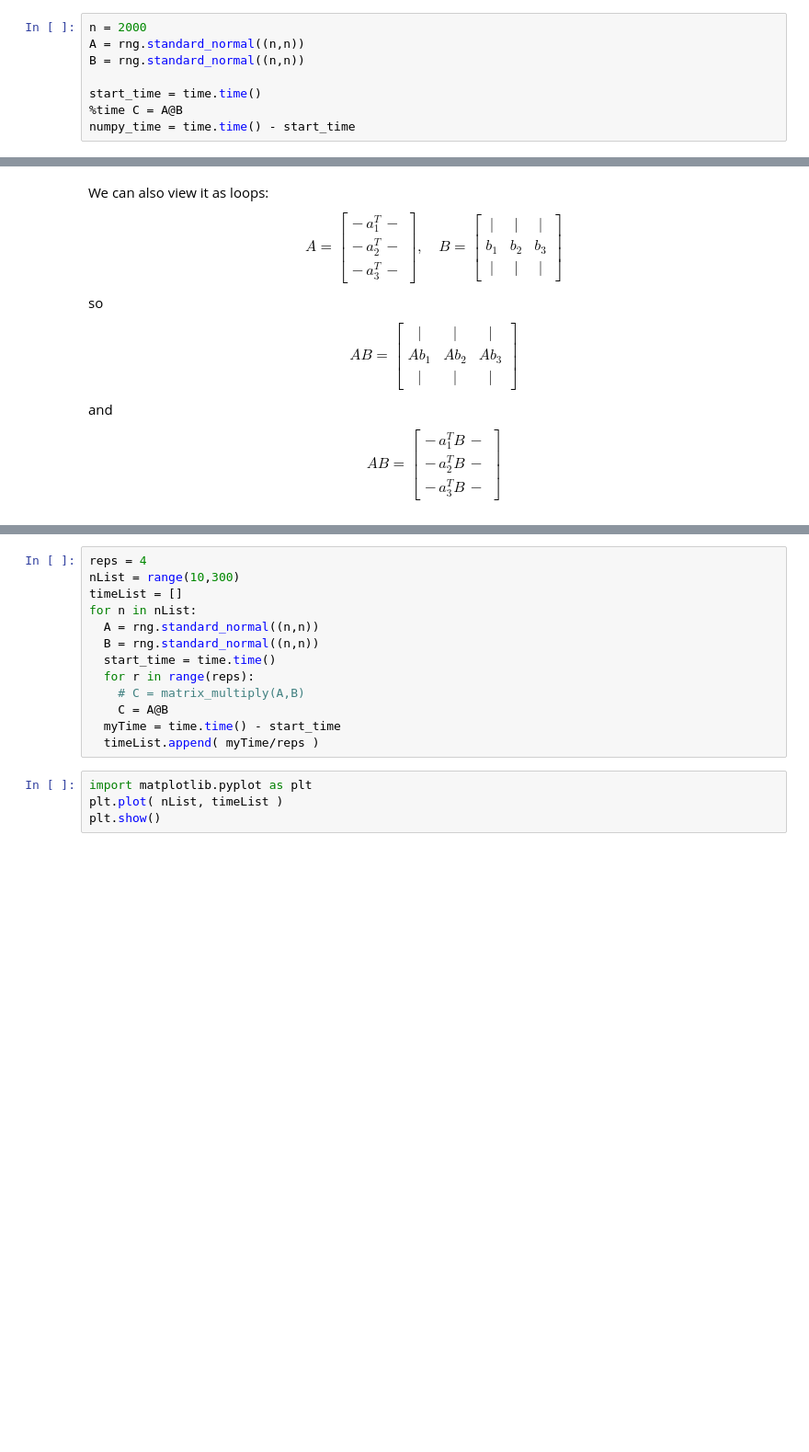
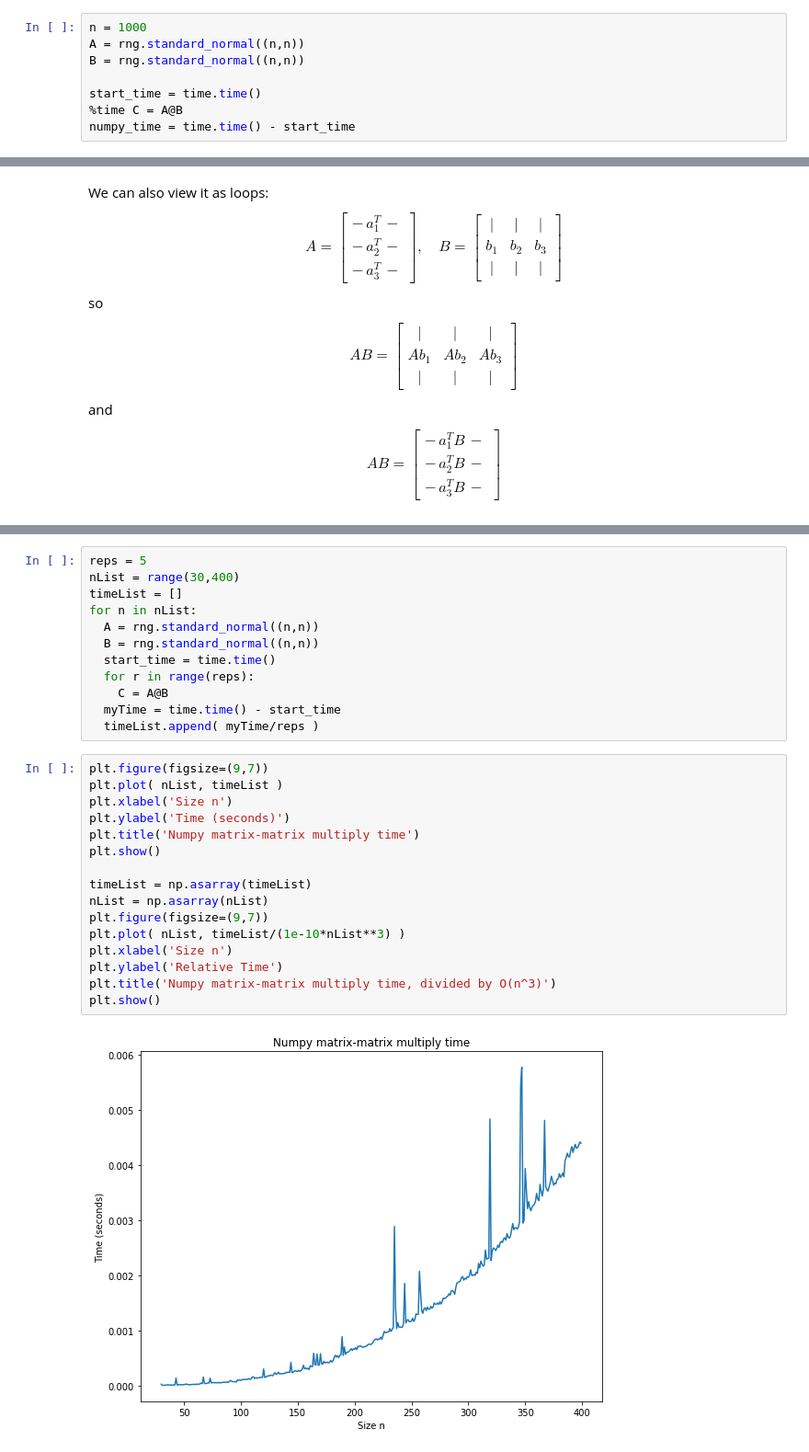
Before and after one commit to stephenbeckr/numerical-analysis-class, a Jupyter notebook: Demos/Ch6_MatrixMultiplication.ipynb, the cells around one changed output, grey strips where cells are left out. Shown: that part at 92% size. Saved outputs shown, nothing was run; the diff lists cells and outputs as text; blank space fills up the shorter version.

```diff
--- a/Demos/Ch6_MatrixMultiplication.ipynb
+++ b/Demos/Ch6_MatrixMultiplication.ipynb
@@ -281,7 +289,7 @@ First entry in C is 332833500000.00
 # %% [markdown]
 We'll multiply two 2000 x 2000 matrices, first as just a single level-3 BLAS call:
 # %%
-n = 2000
+n = 1000
 A = rng.standard_normal((n,n))
 B = rng.standard_normal((n,n))
 
@@ -329,17 +340,30 @@ Looping over rows,    code took 3.452 sec, so 6.9 x slower
 # %%
-reps = 4
-nList = range(10,300)
+reps = 5
+nList = range(30,400)
 timeList = []
 for n in nList:
   A = rng.standard_normal((n,n))
   B = rng.standard_normal((n,n))
   start_time = time.time()
   for r in range(reps):
-    # C = matrix_multiply(A,B)
     C = A@B
   myTime = time.time() - start_time
   timeList.append( myTime/reps )
-# %%
-import matplotlib.pyplot as plt
-plt.plot( nList, timeList )
-plt.show()
+# %%
+plt.figure(figsize=(9,7))
+plt.plot( nList, timeList )
+plt.xlabel('Size n')
+plt.ylabel('Time (seconds)')
+plt.title('Numpy matrix-matrix multiply time')
+plt.show()
+
+timeList = np.asarray(timeList)
+nList = np.asarray(nList)
+plt.figure(figsize=(9,7))
+plt.plot( nList, timeList/(1e-10*nList**3) )
+plt.xlabel('Size n')
+plt.ylabel('Relative Time')
+plt.title('Numpy matrix-matrix multiply time, divided by O(n^3)')
+plt.show()
+# %% [output]
+[figure, added]
```
Also changed, not shown: parts of 18 cells of this notebook.
